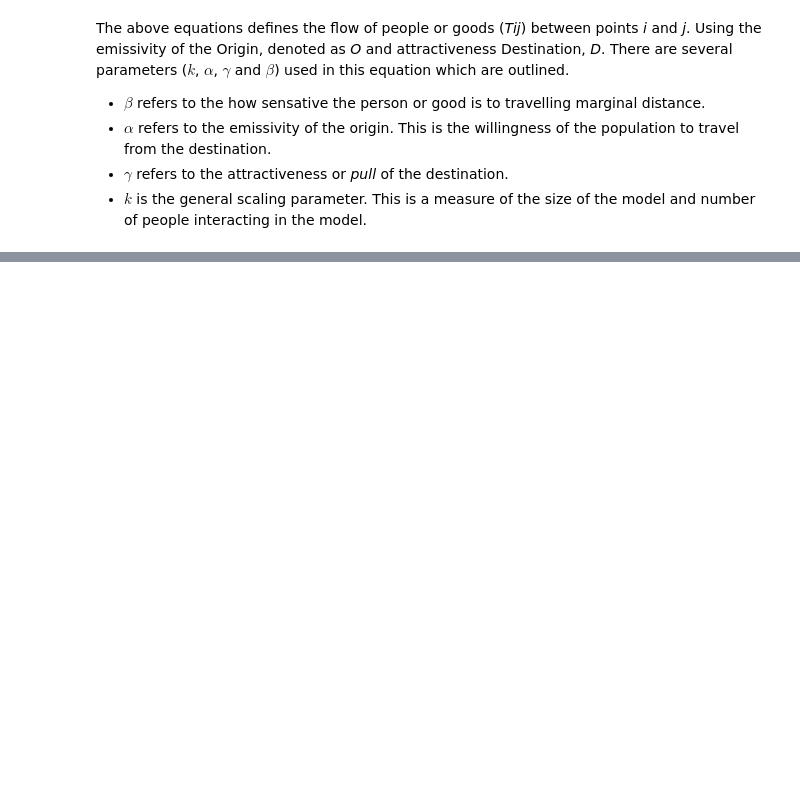
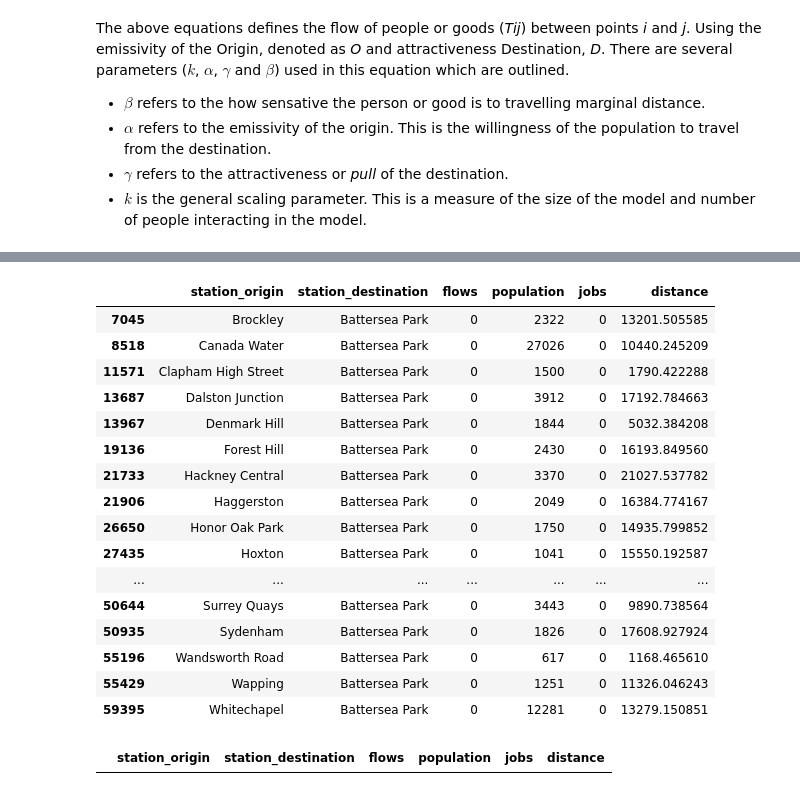
Before and after one commit to NikhilSDesai/UrbanSimulation, a Jupyter notebook: Final_Assessment.ipynb, the cells around one changed output, grey strips where cells are left out. Drawn from its saved outputs; the diff is of its cells as text; code cells hidden in the pictures; blank space fills up the shorter version.

```diff
--- a/Final_Assessment.ipynb
+++ b/Final_Assessment.ipynb
@@ -1809,0 +1928,5 @@ This model is widely used in transportation planning, migration studies, and urb
+# %%
+# remove battersea park
+london_flows.drop(
+    london_flows[london_flows["station_origin"] == "Battersea Park"].index, inplace=True
+)
@@ -1809,0 +1938,20 @@ This model is widely used in transportation planning, migration studies, and urb
+# %%
+london_flows[london_flows["station_destination"] == "Battersea Park"]
+# %% [output]
+|  | station_origin | station_destination | flows | population | jobs | distance |
+| 7045 | Brockley | Battersea Park | 0 | 2322 | 0 | 13201.505585 |
+| 8518 | Canada Water | Battersea Park | 0 | 27026 | 0 | 10440.245209 |
+| 11571 | Clapham High Street | Battersea Park | 0 | 1500 | 0 | 1790.422288 |
+| 13687 | Dalston Junction | Battersea Park | 0 | 3912 | 0 | 17192.784663 |
+| 13967 | Denmark Hill | Battersea Park | 0 | 1844 | 0 | 5032.384208 |
+| 19136 | Forest Hill | Battersea Park | 0 | 2430 | 0 | 16193.849560 |
+| 21733 | Hackney Central | Battersea Park | 0 | 3370 | 0 | 21027.537782 |
+| 21906 | Haggerston | Battersea Park | 0 | 2049 | 0 | 16384.774167 |
+| 26650 | Honor Oak Park | Battersea Park | 0 | 1750 | 0 | 14935.799852 |
+| 27435 | Hoxton | Battersea Park | 0 | 1041 | 0 | 15550.192587 |
+| ... | ... | ... | ... | ... | ... | ... |
+| 50644 | Surrey Quays | Battersea Park | 0 | 3443 | 0 | 9890.738564 |
+| 50935 | Sydenham | Battersea Park | 0 | 1826 | 0 | 17608.927924 |
+| 55196 | Wandsworth Road | Battersea Park | 0 | 617 | 0 | 1168.465610 |
+| 55429 | Wapping | Battersea Park | 0 | 1251 | 0 | 11326.046243 |
+| 59395 | Whitechapel | Battersea Park | 0 | 12281 | 0 | 13279.150851 |
@@ -1809,0 +1964,5 @@ This model is widely used in transportation planning, migration studies, and urb
+# %%
+# check
+london_flows[london_flows["station_destination"] == "Battersea Park"]
+# %% [output]
+|  | station_origin | station_destination | flows | population | jobs | distance |
```
Also changed, not shown: parts of 24 cells of this notebook.
